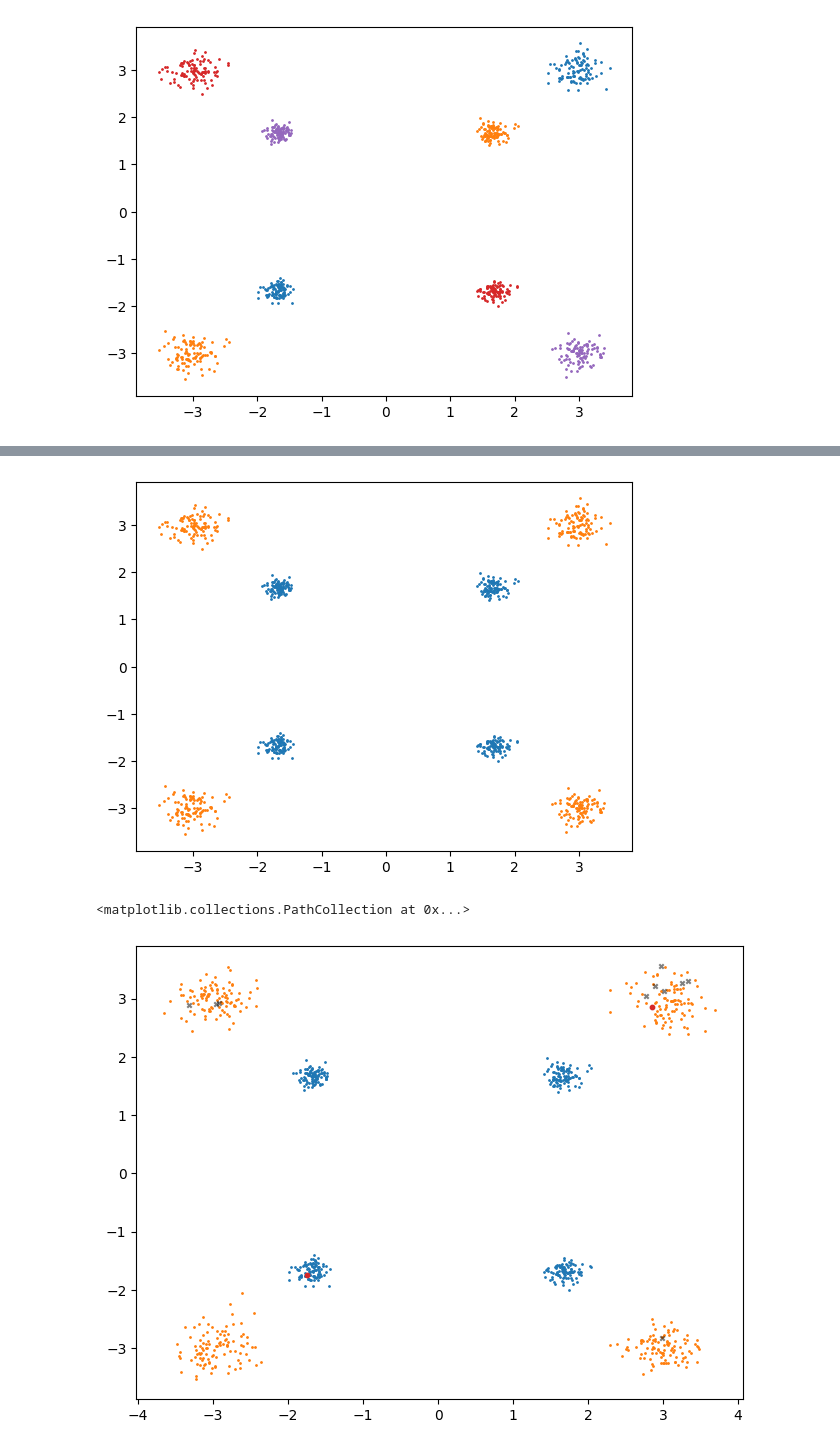
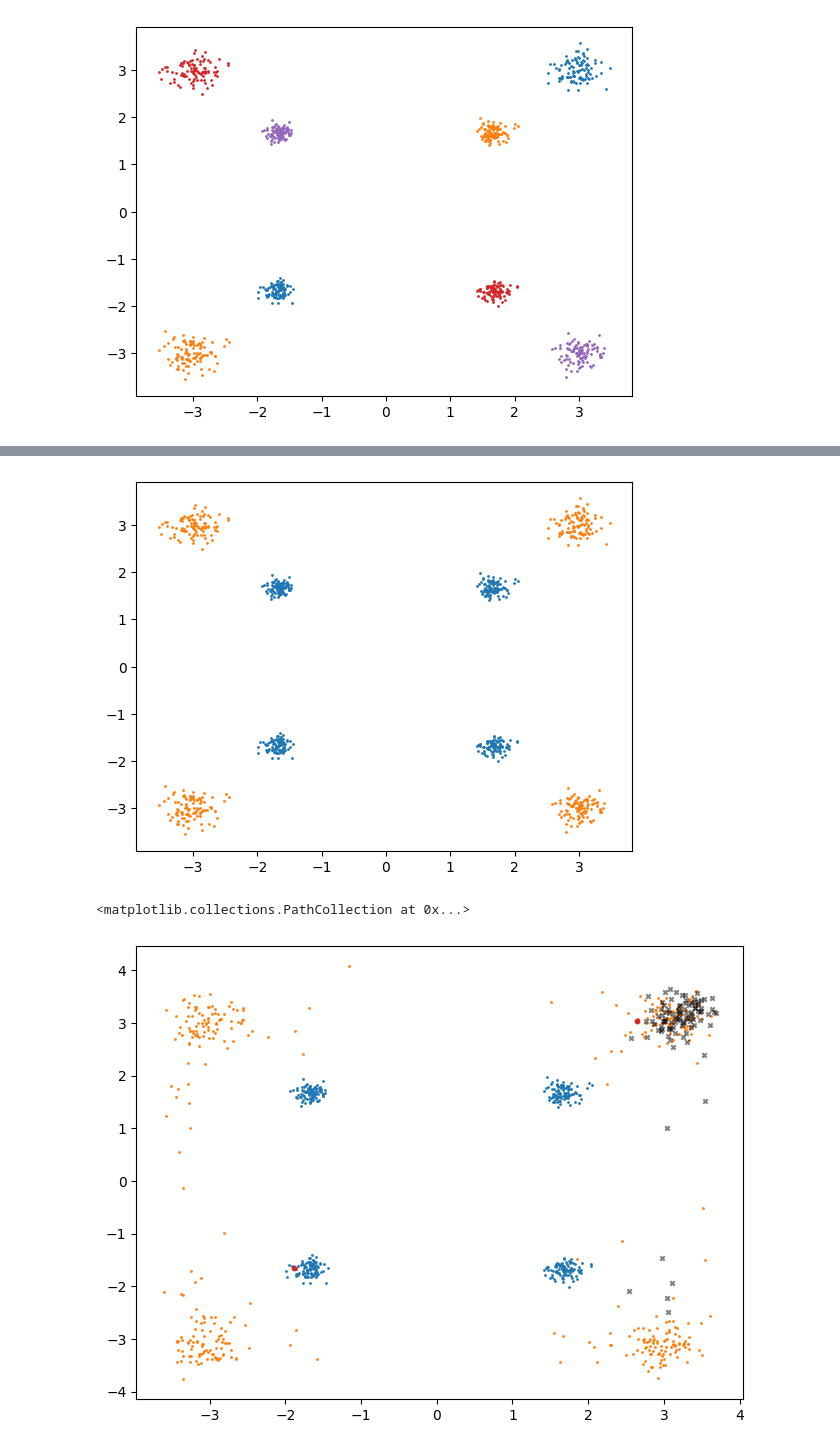
Before and after one commit to zgbkdlm/fbs, a Jupyter notebook: demos/supervised_dsb_2.ipynb, the cells around one changed output, grey strips where cells are left out. Cells and saved outputs as stored; diff of their text form; code cells hidden in the pictures.

```diff
--- a/demos/supervised_dsb_2.ipynb
+++ b/demos/supervised_dsb_2.ipynb
@@ -20,27 +20,16 @@ nn_param_init = nn.initializers.xavier_normal()
 key = jax.random.PRNGKey(666)
 
 dt = 0.01
-nsteps = 400
+nsteps = 50
 T = nsteps * dt
 ts = jnp.linspace(dt, T, nsteps)
 ts_training = ts[:-1]
 
 
 # Neural network construction
-class MLP(nn.Module):
-    @nn.compact
-    def __call__(self, x):
-        x = nn.Dense(features=100, param_dtype=nn_float, kernel_init=nn_param_init)(x)
-        x = nn.gelu(x)
-        x = nn.Dense(features=10, param_dtype=nn_float, kernel_init=nn_param_init)(x)
-        x = nn.gelu(x)
-        x = nn.Dense(features=2, param_dtype=nn_float, kernel_init=nn_param_init)(x)
-        return jnp.squeeze(x)
-
-
-mlp = MLP()
 key, subkey = jax.random.split(key)
-init_param, _, nn_eval = make_nn_with_time(mlp, dim_in=2, batch_size=10, time_scale=100, key=subkey)
+# init_param, _, nn_eval = make_nn_with_time(mlp, dim_in=2, batch_size=10, time_scale=100, key=subkey)
+_, _, init_param, _, nn_eval = make_simple_st_nn(subkey, dim_x=2, batch_size=nsamples, embed_dim=128)
 
 # Draw training samples
 key, subkey = jax.random.split(key)
@@ -99,7 +88,7 @@ scales = (T - ts) * ts / (T * dt) + 0
 
 
 def cond_pdf_t_0(xt, t, xT, x0):
-    mt, vt = x0 + t / T * (xT - x0), (T - t) * t / T
+    mt, vt = x0 + t / T * (xT - x0), (T - t) * t / T + 1e-8
     return jnp.sum(jax.scipy.stats.norm.logpdf(xt, mt, jnp.sqrt(vt)), axis=-1)
 
 
@@ -196,11 +185,12 @@ def opt_step_kernel(_param, _opt_state, _key):
     return _param, _opt_state, _loss
 
 
-optimiser = optax.adam(learning_rate=1e-3)
+schedule = optax.cosine_decay_schedule(1e-2, 10, .95)
+optimiser = optax.adam(learning_rate=schedule)
 opt_state = optimiser.init(init_param)
 param = init_param
 
-for i in range(50000):
+for i in range(10000):
     key, subkey = jax.random.split(key)
     param, opt_state, loss = opt_step_kernel(param, opt_state, subkey)
     print(f'i: {i}, loss: {loss}')
@@ -245,32 +235,32 @@ backward_traj = jax.vmap(simulate_backward, in_axes=[0, 0])(ys, keys)
 # %%
 fig, axes = plt.subplots()
 axes.scatter(ys[:, 0], ys[:, 1], s=1)
 axes.scatter(xs[:, 0], xs[:, 1], s=1)
 # for ax in axes:
 #     ax.set_xlim([-4, 4])
 #     ax.set_ylim([-1, 1])
 plt.show()
 
 fig, axes = plt.subplots()
 axes.scatter(ys[:, 0], ys[:, 1], s=1)
 axes.scatter(backward_traj[:, -1, 0], backward_traj[:, -1, 1], s=1)
 plt.tight_layout(pad=0.1)
 
 # Mark
-idx = 2
+idx = 50
 key, subkey = jax.random.split(key)
-keys = jax.random.split(subkey, num=10)
+keys = jax.random.split(subkey, num=100)
 mark_y = ys[idx]
 mark_x = xs[idx]
 mark_xs = jax.vmap(simulate_backward, in_axes=[None, 0])(mark_y, keys)[:, -1, :]
 axes.scatter(mark_y[0], mark_y[1], s=10, c='tab:red')
 axes.scatter(mark_x[0], mark_x[1], s=10, c='tab:red')
 axes.scatter(mark_xs[:, 0], mark_xs[:, 1], s=10, c='black', alpha=0.5, marker='x')
 
 # for ax in axes:
 #     ax.set_xlim([-4, 4])
 #     ax.set_ylim([-1, 1])
 # %% [output]
 [figure]
 <matplotlib.collections.PathCollection at 0x...>
-[figure, old version]
+[figure, new version]
```
Also changed, not shown: parts of 3 cells of this notebook, 3 other files.
